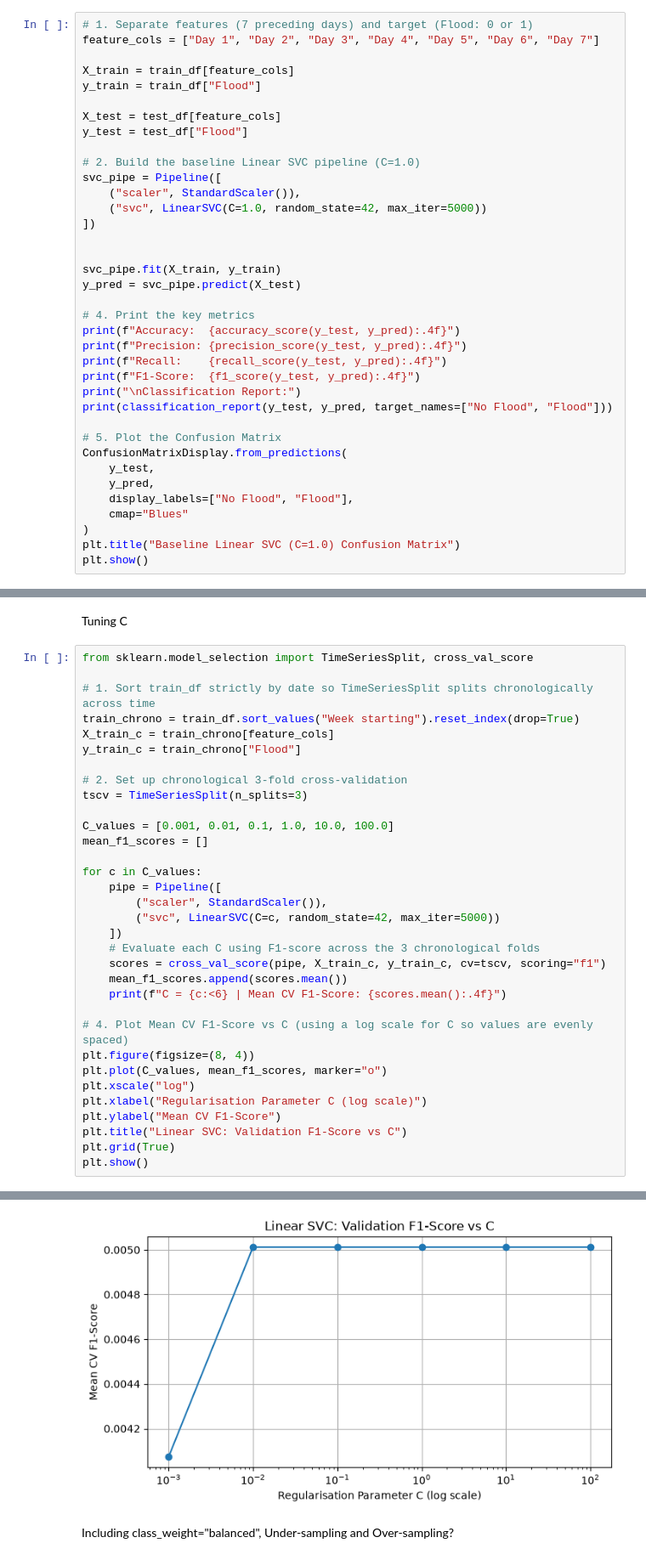
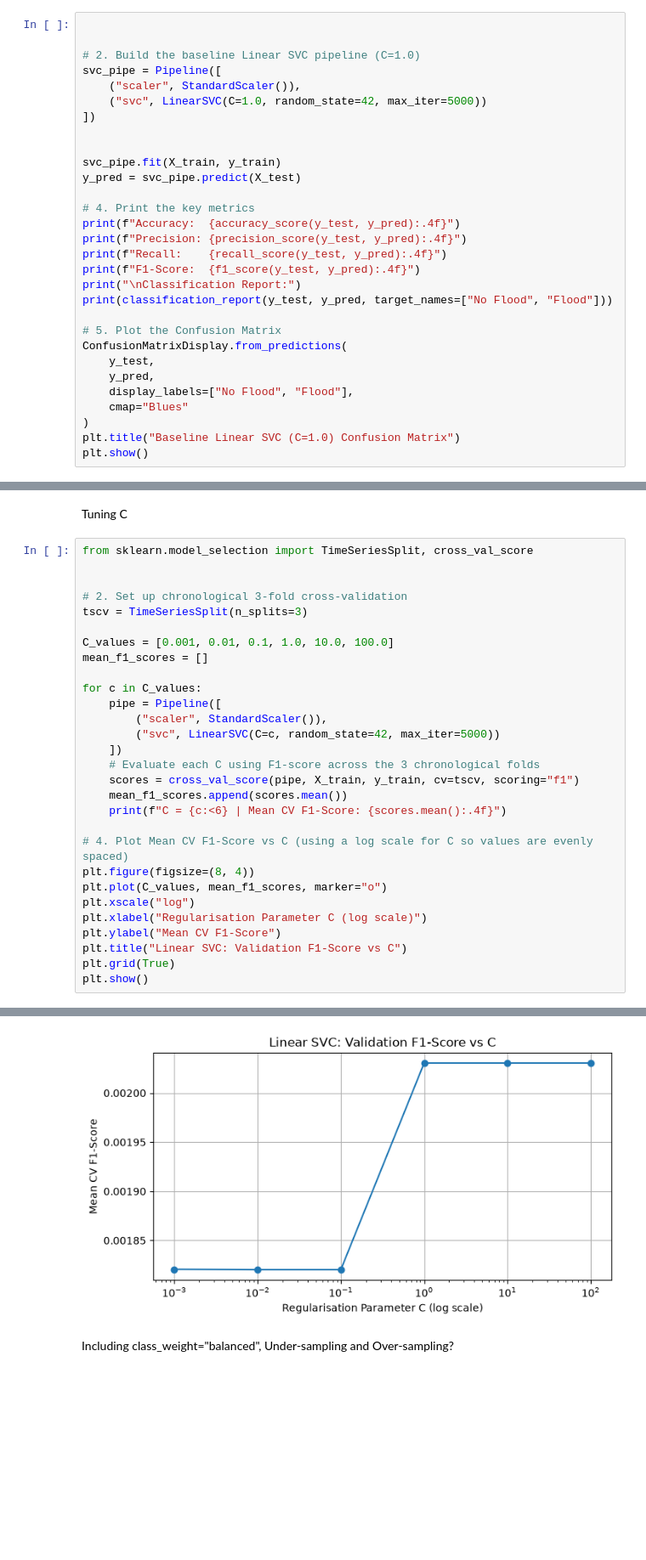
Before and after one commit to EmmaSC05/MLP-Group-Project, a Jupyter notebook: Alice.ipynb, the cells around one changed output, grey strips where cells are left out. Shown at 85% size. Saved outputs shown, nothing was run; the diff lists cells and outputs as text; blank space fills up the shorter version.

```diff
--- a/Alice.ipynb
+++ b/Alice.ipynb
@@ -292,12 +371,5 @@ Test flood proportion:  1.06%
 # %%
-# 1. Separate features (7 preceding days) and target (Flood: 0 or 1)
-feature_cols = ["Day 1", "Day 2", "Day 3", "Day 4", "Day 5", "Day 6", "Day 7"]
 
-X_train = train_df[feature_cols]
-y_train = train_df["Flood"]
-
-X_test = test_df[feature_cols]
-y_test = test_df["Flood"]
 
 # 2. Build the baseline Linear SVC pipeline (C=1.0)
 svc_pipe = Pipeline([
@@ -347,10 +419,6 @@ Tuning C
 # %%
 from sklearn.model_selection import TimeSeriesSplit, cross_val_score
 
-# 1. Sort train_df strictly by date so TimeSeriesSplit splits chronologically across time
-train_chrono = train_df.sort_values("Week starting").reset_index(drop=True)
-X_train_c = train_chrono[feature_cols]
-y_train_c = train_chrono["Flood"]
 
 # 2. Set up chronological 3-fold cross-validation
 tscv = TimeSeriesSplit(n_splits=3)
@@ -364,7 +432,7 @@ for c in C_values:
         ("svc", LinearSVC(C=c, random_state=42, max_iter=5000))
     ])
     # Evaluate each C using F1-score across the 3 chronological folds
-    scores = cross_val_score(pipe, X_train_c, y_train_c, cv=tscv, scoring="f1")
+    scores = cross_val_score(pipe, X_train, y_train, cv=tscv, scoring="f1")
     mean_f1_scores.append(scores.mean())
     print(f"C = {c:<6} | Mean CV F1-Score: {scores.mean():.4f}")
 
@@ -387,4 +455,4 @@ C = 100.0  | Mean CV F1-Score: 0.0050
-[figure, old version]
+[figure, new version]
 # %% [markdown]
 Including class_weight="balanced", Under-sampling and Over-sampling?
 # %%
```
Also changed, not shown: parts of 7 cells of this notebook.
